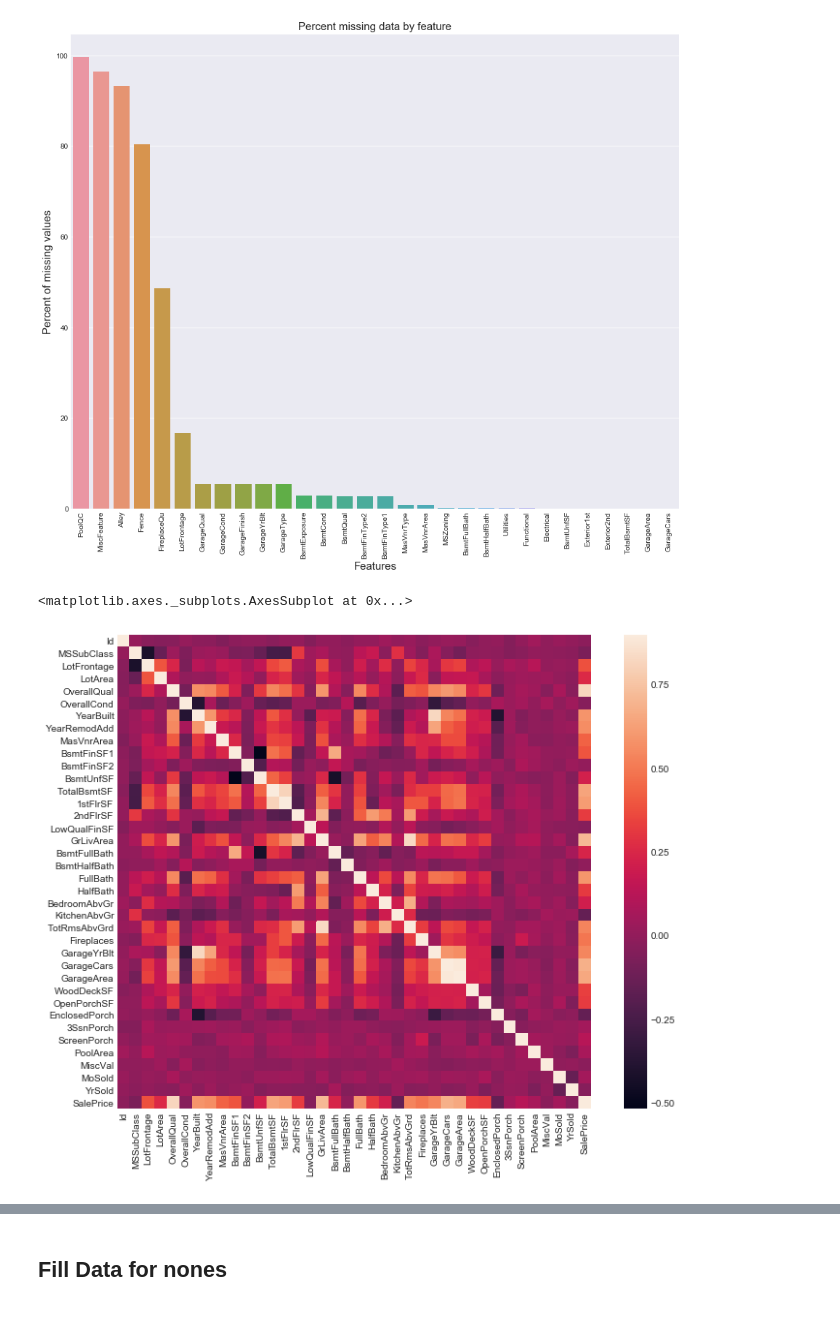
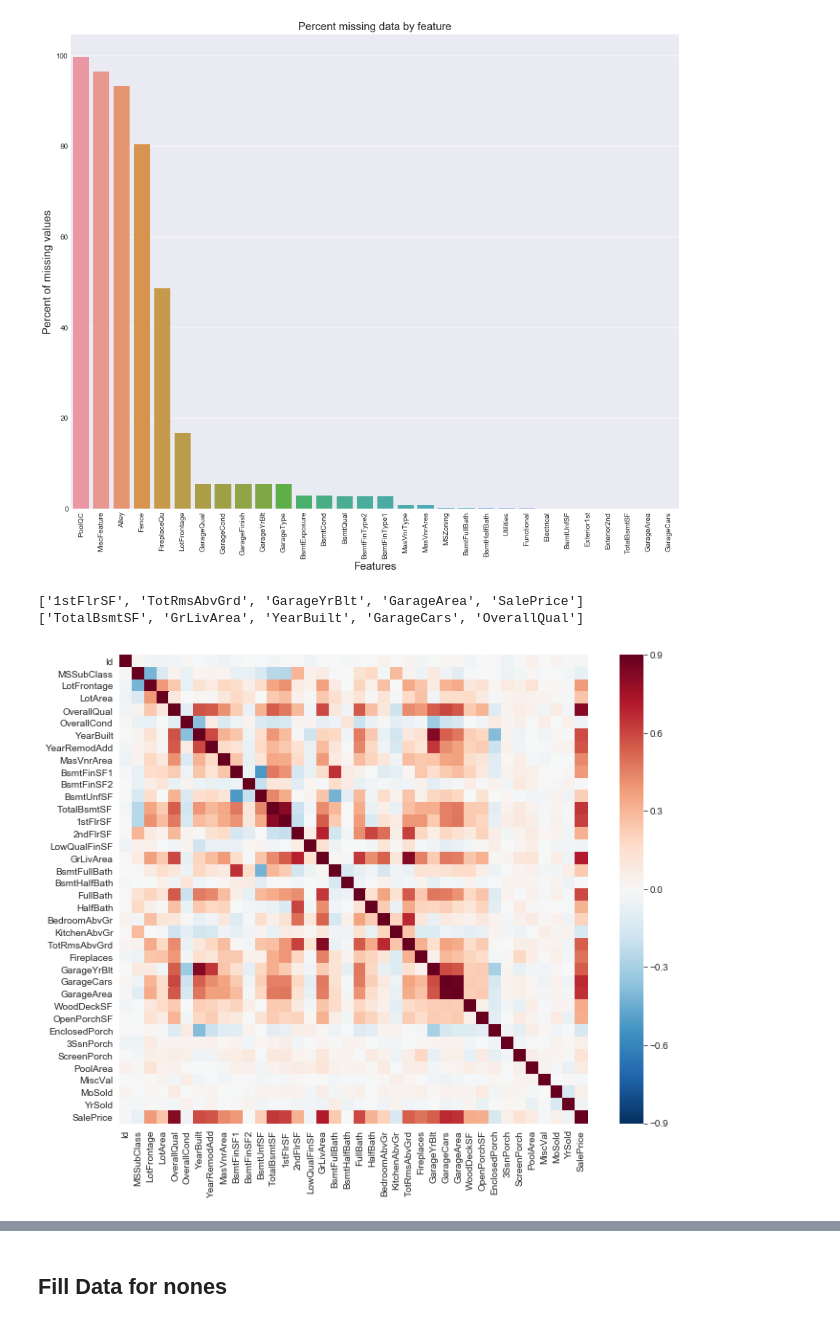
Before and after one commit to dredvard/kaggles, a Jupyter notebook: Houseprice Kaggle.ipynb, the cells around one changed output, grey strips where cells are left out. Drawn from its saved outputs; the diff is of its cells as text; code cells hidden in the pictures.

```diff
--- a/Houseprice Kaggle.ipynb
+++ b/Houseprice Kaggle.ipynb
@@ -163,11 +163,27 @@ plt.title('Percent missing data by feature', fontsize=15)
 # %% [output]
 Text(0.5,1,'Percent missing data by feature')
 [figure]
-# %%
-#Correlation map to see how features are correlated with SalePrice
-corrmat = df_train1.corr()
-plt.subplots(figsize=(12,9))
-sns.heatmap(corrmat, vmax=0.9, square=True)
-# %% [output]
-<matplotlib.axes._subplots.AxesSubplot at 0x...>
-[figure, removed]
+# %%
+#Correlation map to see how features are correlated with SalePrice
+corrmat = df_train1.corr()
+plt.subplots(figsize=(12,9))
+sns.heatmap(corrmat, vmax=0.9, vmin=-.9,square=True,cmap="RdBu_r")
+# Select upper triangle of correlation matrix
+upper = corrmat.where(np.triu(np.ones(corrmat.shape), k=1).astype(np.bool))
+# Find index of feature columns with correlation greater than 0.95
+#to_drop = [column for column in upper.columns if any(upper[column].abs() > 0.8)]
+to_drop=[]
+cor_col=[]
+for column in upper.columns:
+    if any(upper[column].abs() > 0.8):
+        to_drop.append(column)
+        corcol=upper.index[upper[column].abs()>.8]
+        cor_col.append(corcol.values[0])
+print(to_drop)
+print(cor_col)
+#df.drop(df.columns[to_drop], axis=1)  # Drop if highenought
+plt.show()
+# %% [output]
+['1stFlrSF', 'TotRmsAbvGrd', 'GarageYrBlt', 'GarageArea', 'SalePrice']
+['TotalBsmtSF', 'GrLivArea', 'YearBuilt', 'GarageCars', 'OverallQual']
+[figure, added]
```
Also changed, not shown: parts of 14 cells of this notebook.
